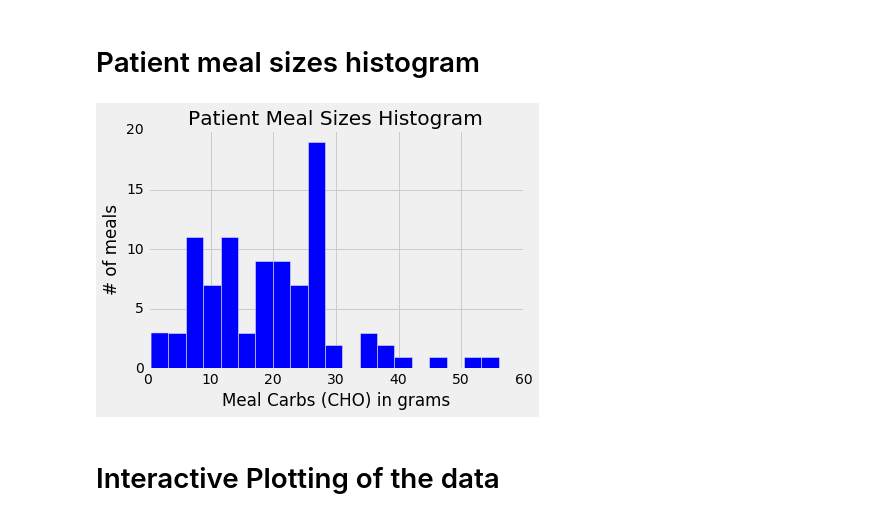
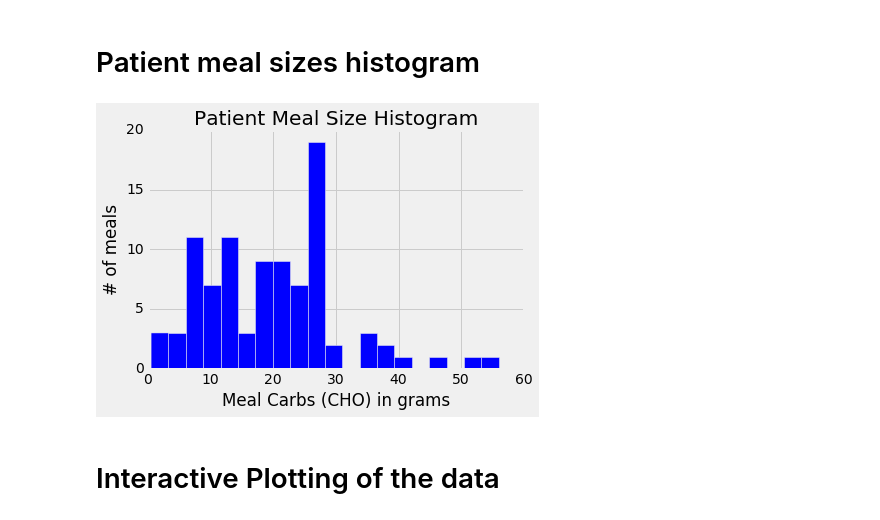
Before and after one commit to SalChem/Diabetic-Project, a Jupyter notebook: Complete Data Cleaning.ipynb, the cells around one changed output. Cells and saved outputs as stored; diff of their text form; code cells hidden in the pictures.

```diff
--- a/Complete Data Cleaning.ipynb
+++ b/Complete Data Cleaning.ipynb
@@ -107,12 +107,12 @@ Some of the successive meal readings are redundant and stand for one meal only
 # Patient meal sizes histogram
 # %%
 n, bins, patches = plt.hist(df_P1_meals['CHO (g)'], 20, facecolor='blue', alpha=1)
-plt.title('Patient Meal Sizes Histogram')
+plt.title('Patient Meal Size Histogram')
 plt.xlabel('Meal Carbs (CHO) in grams')
 plt.ylabel('# of meals')
 plt.show()
 # %% [output]
-[figure, old version]
+[figure, new version]
 # %% [markdown]
 # Interactive Plotting of the data
 # %%
```
Also changed, not shown: parts of 14 cells of this notebook.
